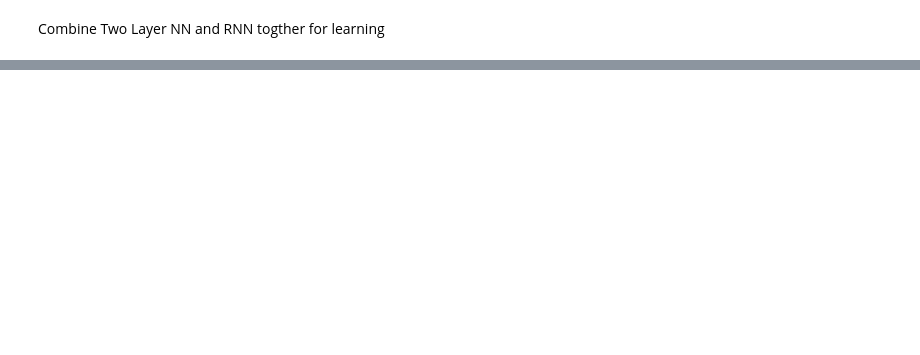
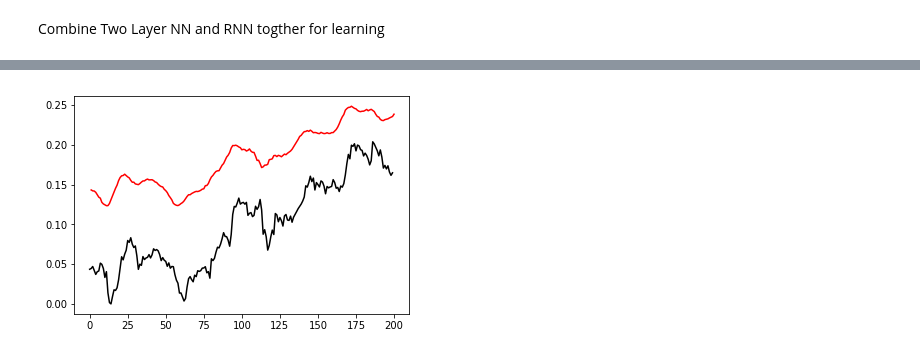
Before and after one commit to brendonwelsh/Machine-Learning-Final-Project, a Jupyter notebook: src/RNN+NN.ipynb, the cells around one changed output, grey strips where cells are left out. Saved outputs shown, nothing was run; the diff lists cells and outputs as text; code cells hidden in the pictures; blank space fills up the shorter version.

```diff
--- a/src/RNN+NN.ipynb
+++ b/src/RNN+NN.ipynb
@@ -174,0 +188,20 @@ plot.show()
+# %%
+d = 200
+o=[]
+for iter in range(0, d):
+	output = test(test_x[0, (iter):(iter + 10)].unsqueeze(0))
+	o.append(float(output))
+
+
+
+plot.figure(1)
+if price_on:
+    plot.plot(stock_test[0:d], color='black')
+else:
+    plot.plot(RB[0:d].values, color='black')
+# plot.plot(np.arange(1,1001), o[0:1000], color = 'blue')
+# plot.plot(np.arange(1002, d+1), o[1001:d], color = 'red')
+plot.plot(np.arange(1, d+1), o, color = 'red')
+plot.show()
+# %% [output]
+[figure, added]
```
Also changed, not shown: parts of 9 cells of this notebook.
